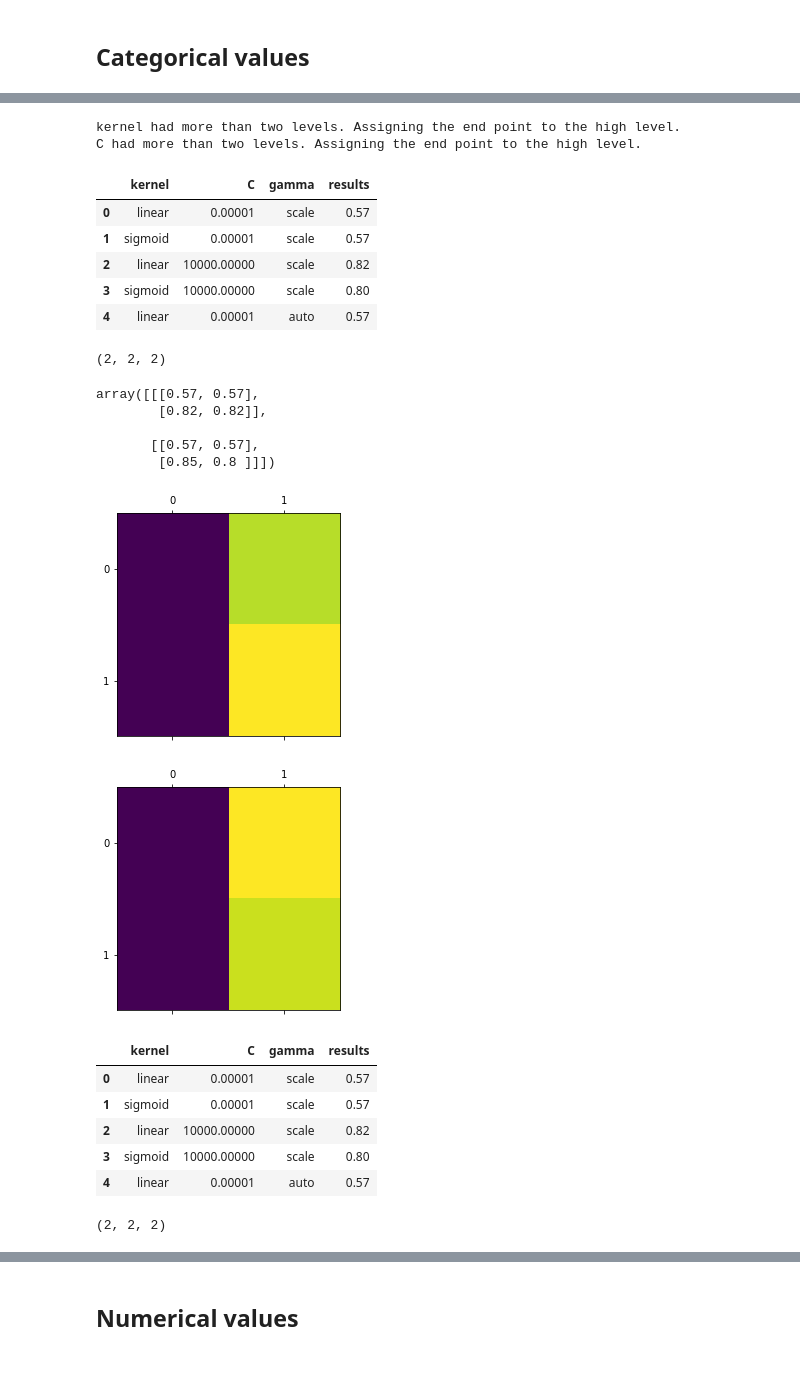
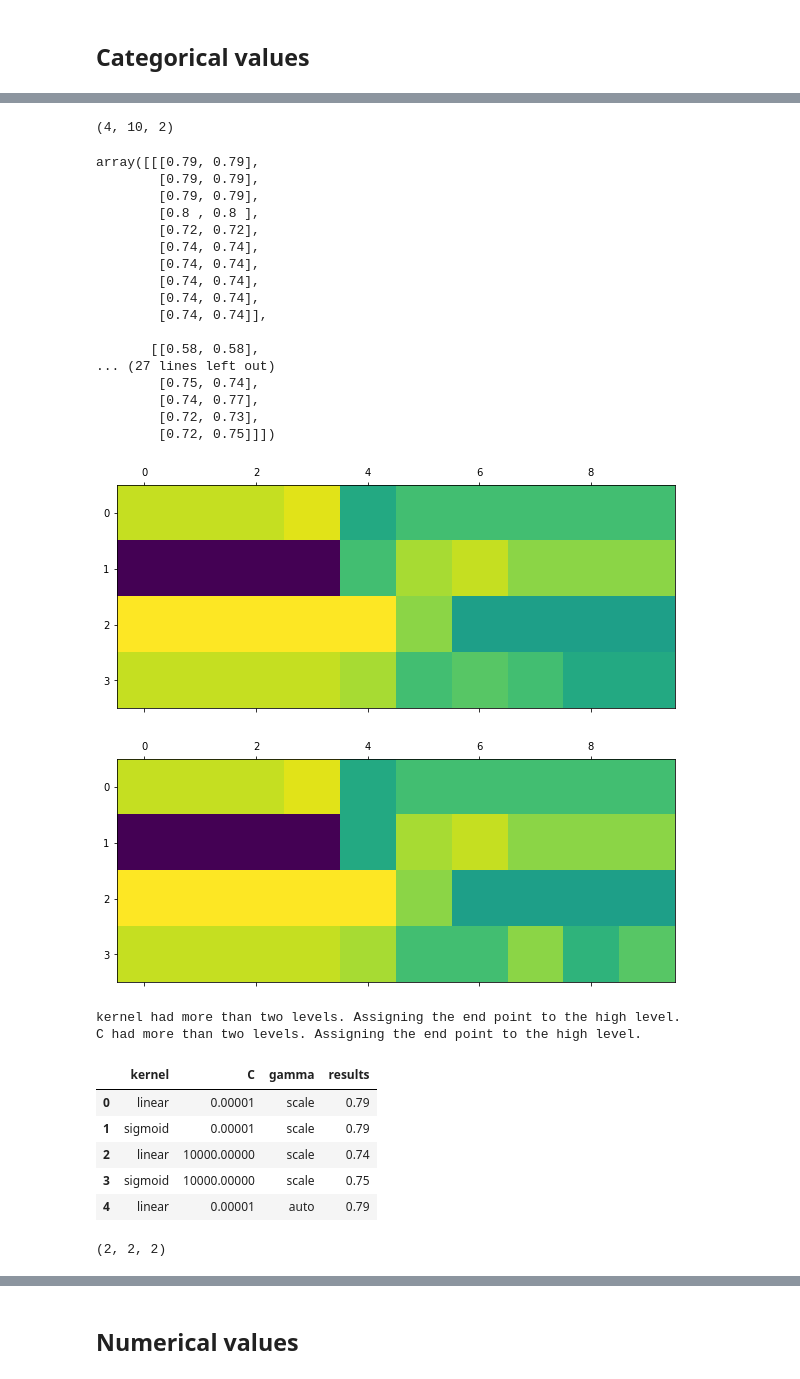
Before and after one commit to fd0r/design_of_experiment, a Jupyter notebook: python_notebook.ipynb, the cells around one changed output, grey strips where cells are left out. Cells and saved outputs as stored; diff of their text form; code cells hidden in the pictures.

Commit message:
update plot

```diff
--- a/python_notebook.ipynb
+++ b/python_notebook.ipynb
@@ -43,19 +43,18 @@ def eval_plan(clf_class, plan, X, y, key="results", **kwargs):
 ## Categorical values
 # %%
 parameters ={'kernel':["linear", "poly", "rbf", "sigmoid"],
-    'C':[float("1e{}".format(i)) for i in range(-5, 5)],
-    'gamma':['scale', 'auto']}
+    'C': [float("1e{}".format(i)) for i in range(-5, 5)],
+    'gamma': ['scale', 'auto']}
 
-plan = build.full_fact(
-    parameters
-)
-for build_plan in {build.full_fact, build.frac_fact_res}:
+
+for build_plan in [build.full_fact, build.frac_fact_res]:
     plan = build_plan(
         parameters
     )
 
     for key in {"gamma", "kernel"}:
         plan[key] = plan[key].apply(lambda elt: parameters[key][int(elt)])
+
     results = eval_plan(SVC, plan, X, y)
     enc = OrdinalEncoder()
     enc.fit(results.loc[:, results.columns != 'results'])
@@ -80,23 +85,29 @@ for build_plan in {build.full_fact, build.frac_fact_res}:
-kernel had more than two levels. Assigning the end point to the high level.
-C had more than two levels. Assigning the end point to the high level.
+(4, 10, 2)
-|  | kernel | C | gamma | results |
-| 0 | linear | 0.00001 | scale | 0.57 |
-| 1 | sigmoid | 0.00001 | scale | 0.57 |
-| 2 | linear | 10000.00000 | scale | 0.82 |
-| 3 | sigmoid | 10000.00000 | scale | 0.80 |
-| 4 | linear | 0.00001 | auto | 0.57 |
-(2, 2, 2)
+array([[[0.79, 0.79],
+        [0.79, 0.79],
+        [0.79, 0.79],
+        [0.8 , 0.8 ],
+        [0.72, 0.72],
+        [0.74, 0.74],
+        [0.74, 0.74],
+        [0.74, 0.74],
+        [0.74, 0.74],
+        [0.74, 0.74]],
+
+       [[0.58, 0.58],
+... (27 lines left out)
+        [0.75, 0.74],
+        [0.74, 0.77],
+        [0.72, 0.73],
+        [0.72, 0.75]]])
-array([[[0.57, 0.57],
-        [0.82, 0.82]],
-
-       [[0.57, 0.57],
-        [0.85, 0.8 ]]])
-[figure, old version]
+[figure, new version]
-[figure, old version]
+[figure, new version]
+kernel had more than two levels. Assigning the end point to the high level.
+C had more than two levels. Assigning the end point to the high level.
 |  | kernel | C | gamma | results |
-| 0 | linear | 0.00001 | scale | 0.57 |
-| 1 | sigmoid | 0.00001 | scale | 0.57 |
-| 2 | linear | 10000.00000 | scale | 0.82 |
-| 3 | sigmoid | 10000.00000 | scale | 0.80 |
-| 4 | linear | 0.00001 | auto | 0.57 |
+| 0 | linear | 0.00001 | scale | 0.79 |
+| 1 | sigmoid | 0.00001 | scale | 0.79 |
+| 2 | linear | 10000.00000 | scale | 0.74 |
+| 3 | sigmoid | 10000.00000 | scale | 0.75 |
+| 4 | linear | 0.00001 | auto | 0.79 |
 (2, 2, 2)
```
Also changed, not shown: parts of 1 cell of this notebook.
